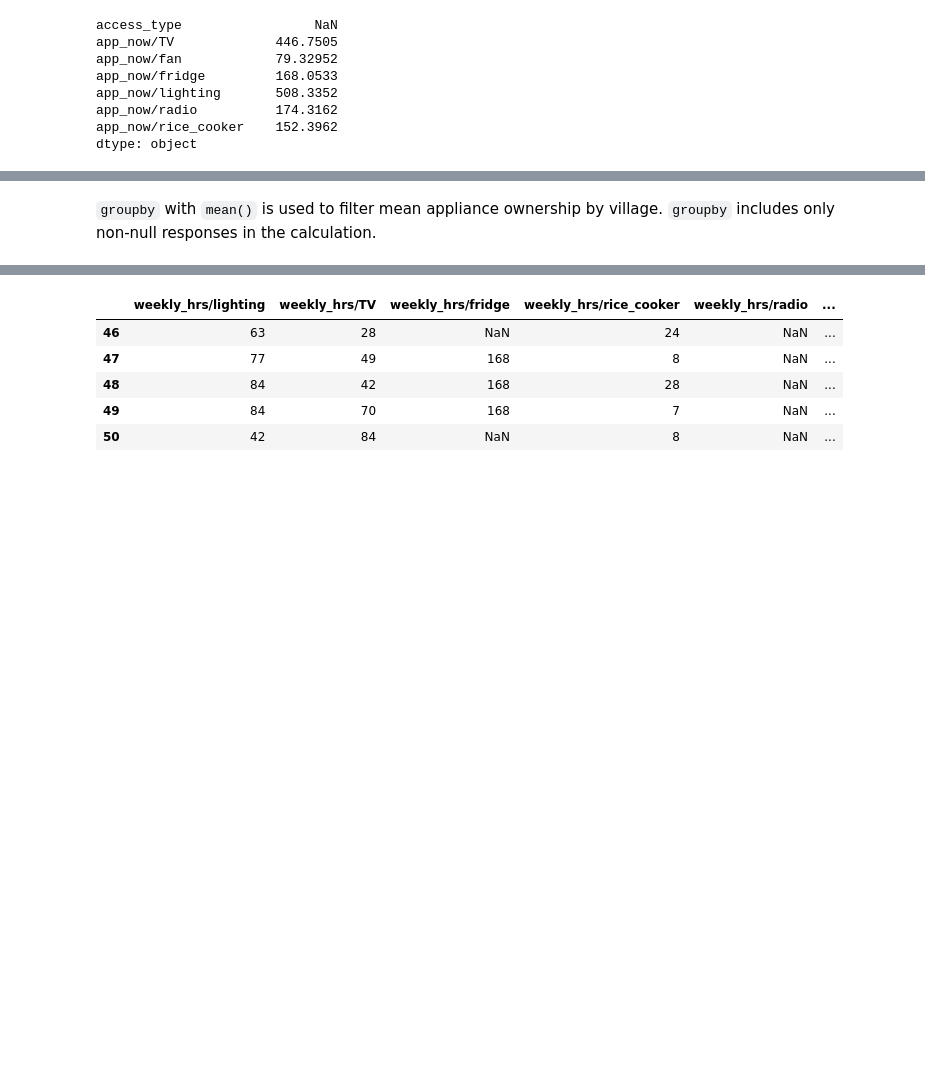
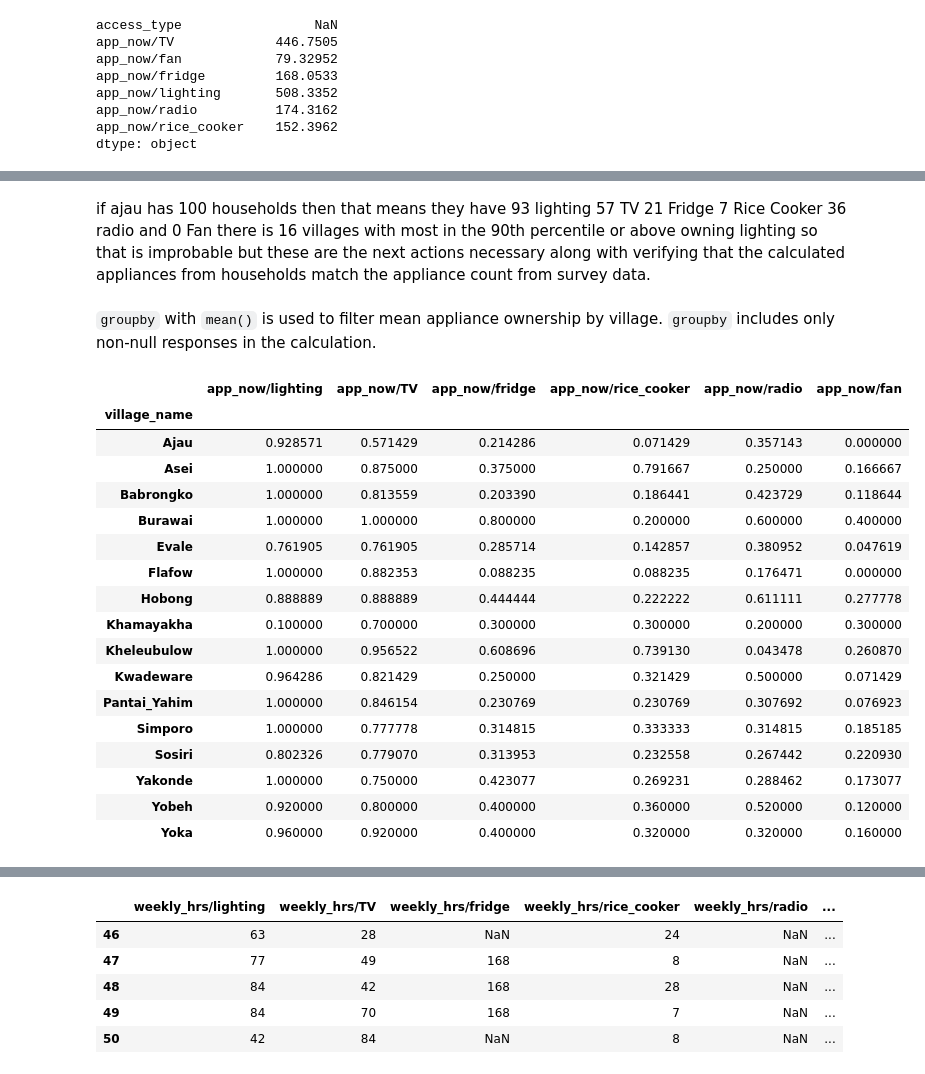
Before and after one commit to mattrosi/sentani-labbook, a Jupyter notebook: 2016-03-27-simulation-model-working-outline.ipynb, the cells around one changed output, grey strips where cells are left out. Drawn from its saved outputs; the diff is of its cells as text; code cells hidden in the pictures; blank space fills up the shorter version.

```diff
--- a/2016-03-27-simulation-model-working-outline.ipynb
+++ b/2016-03-27-simulation-model-working-outline.ipynb
@@ -194,6 +198,28 @@ dtype: object
+# %% [markdown]
+if ajau has 100 households then that means they have 93 lighting 57 TV 21 Fridge 7 Rice Cooker 36 radio and 0 Fan
+there is 16 villages with most in the 90th percentile or above owning lighting so that is improbable but these are the next actions necessary along with verifying that the calculated appliances from households match the appliance count from survey data.
 # %% [markdown]
 `groupby` with `mean()` is used to filter mean appliance ownership by village. `groupby` includes only non-null responses in the calculation.
 # %%
-#grid_appliance_village_mean = grid_appliance_actual.groupby(survey['village_name']).mean()
-#grid_appliance_village_mean
+grid_appliance_village_mean = grid_appliance.groupby(survey['village_name']).mean()
+grid_appliance_village_mean
+# %% [output]
+|  | app_now/lighting | app_now/TV | app_now/fridge | app_now/rice_cooker | app_now/radio | app_now/fan |
+| village_name |  |  |  |  |  |  |
+| Ajau | 0.928571 | 0.571429 | 0.214286 | 0.071429 | 0.357143 | 0.000000 |
+| Asei | 1.000000 | 0.875000 | 0.375000 | 0.791667 | 0.250000 | 0.166667 |
+| Babrongko | 1.000000 | 0.813559 | 0.203390 | 0.186441 | 0.423729 | 0.118644 |
+| Burawai | 1.000000 | 1.000000 | 0.800000 | 0.200000 | 0.600000 | 0.400000 |
+| Evale | 0.761905 | 0.761905 | 0.285714 | 0.142857 | 0.380952 | 0.047619 |
+| Flafow | 1.000000 | 0.882353 | 0.088235 | 0.088235 | 0.176471 | 0.000000 |
+| Hobong | 0.888889 | 0.888889 | 0.444444 | 0.222222 | 0.611111 | 0.277778 |
+| Khamayakha | 0.100000 | 0.700000 | 0.300000 | 0.300000 | 0.200000 | 0.300000 |
+| Kheleubulow | 1.000000 | 0.956522 | 0.608696 | 0.739130 | 0.043478 | 0.260870 |
+| Kwadeware | 0.964286 | 0.821429 | 0.250000 | 0.321429 | 0.500000 | 0.071429 |
+| Pantai_Yahim | 1.000000 | 0.846154 | 0.230769 | 0.230769 | 0.307692 | 0.076923 |
+| Simporo | 1.000000 | 0.777778 | 0.314815 | 0.333333 | 0.314815 | 0.185185 |
+| Sosiri | 0.802326 | 0.779070 | 0.313953 | 0.232558 | 0.267442 | 0.220930 |
+| Yakonde | 1.000000 | 0.750000 | 0.423077 | 0.269231 | 0.288462 | 0.173077 |
+| Yobeh | 0.920000 | 0.800000 | 0.400000 | 0.360000 | 0.520000 | 0.120000 |
+| Yoka | 0.960000 | 0.920000 | 0.400000 | 0.320000 | 0.320000 | 0.160000 |
 # %%
```
Also changed, not shown: parts of 10 cells of this notebook.
